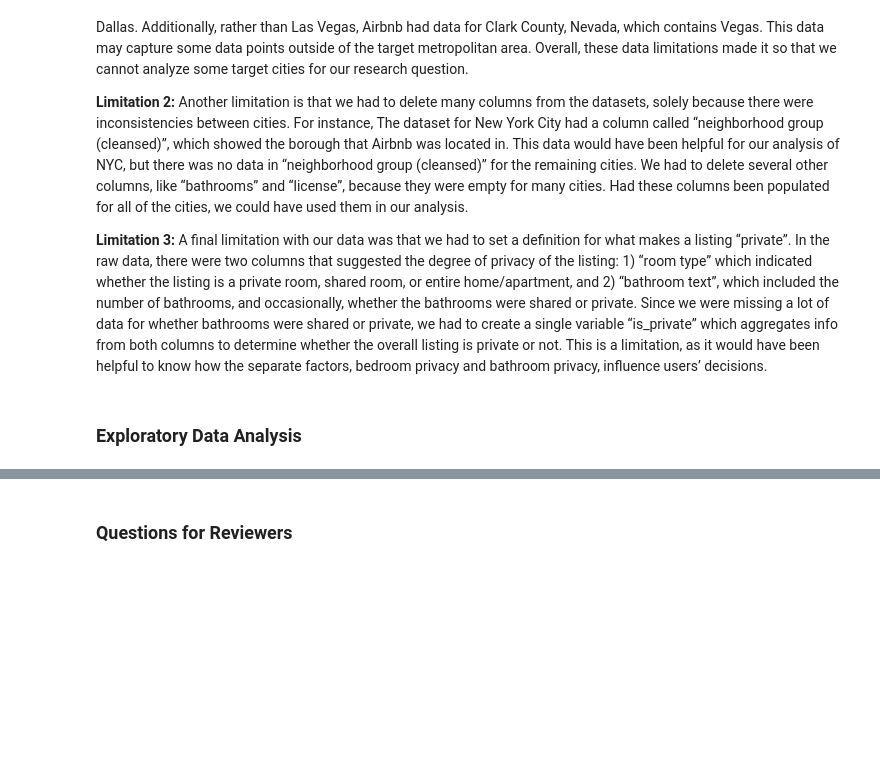
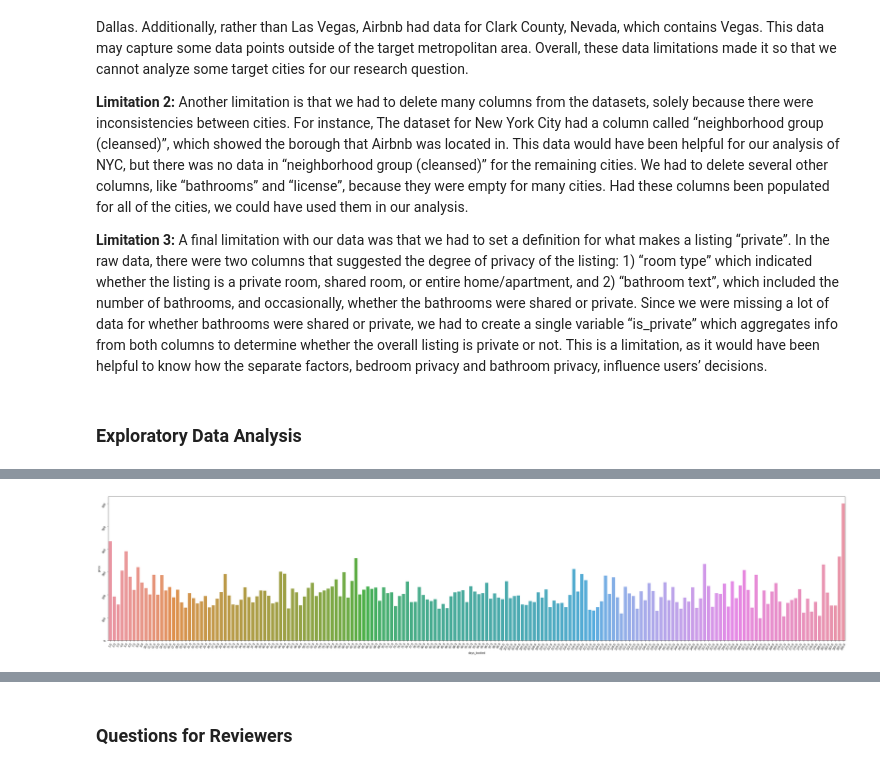
Before and after one commit to michelleli01/info2950-finalproject, a Jupyter notebook: final_project.ipynb, the cells around one changed output, grey strips where cells are left out. Saved outputs shown, nothing was run; the diff lists cells and outputs as text; code cells hidden in the pictures; blank space fills up the shorter version.

```diff
--- a/final_project.ipynb
+++ b/final_project.ipynb
@@ -847,0 +1322,9 @@ nyc_combined_df.head()
+# %%
+#split up
+fig, ax = plt.subplots(figsize=(50, 10))
+sns.barplot(data=nyc_price_booking_df_1, x="days_booked", y="price", ci=None, ax = ax)
+plt.xticks(rotation=60)
+plt.yticks(rotation=60)
+plt.show()
+# %% [output]
+[figure, added]
```
Also changed, not shown: parts of 168 cells of this notebook.
